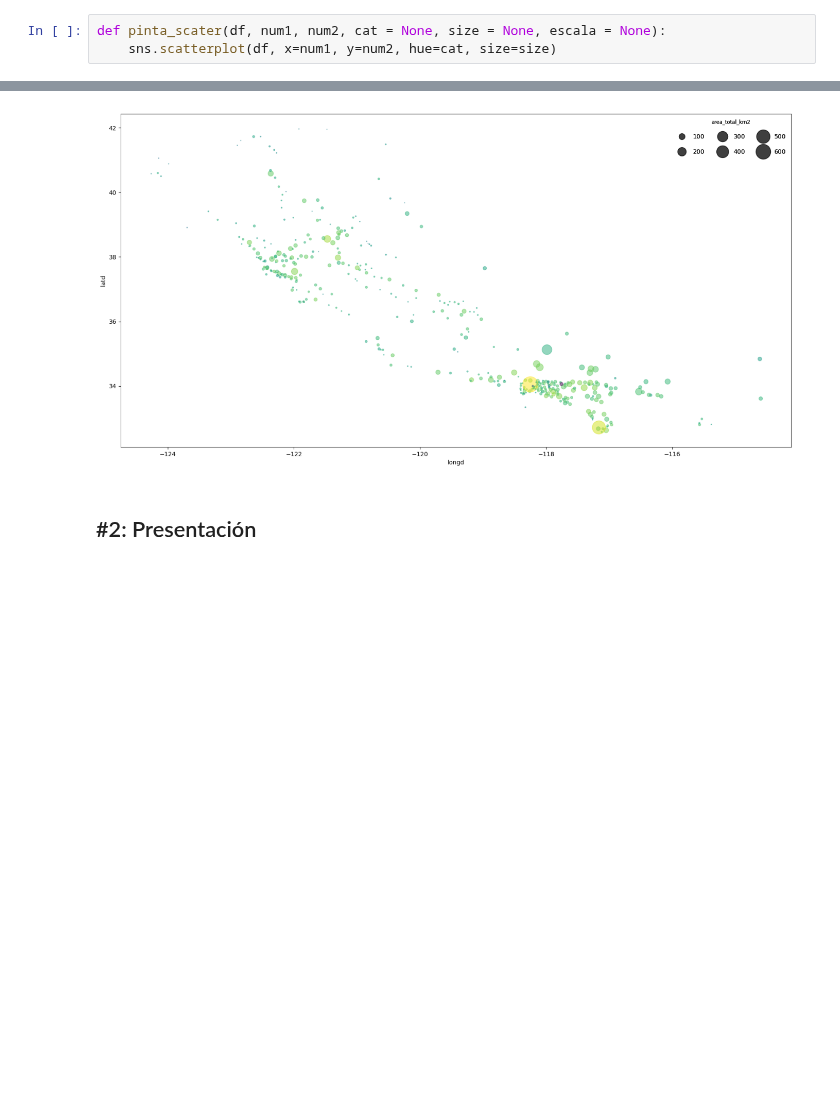
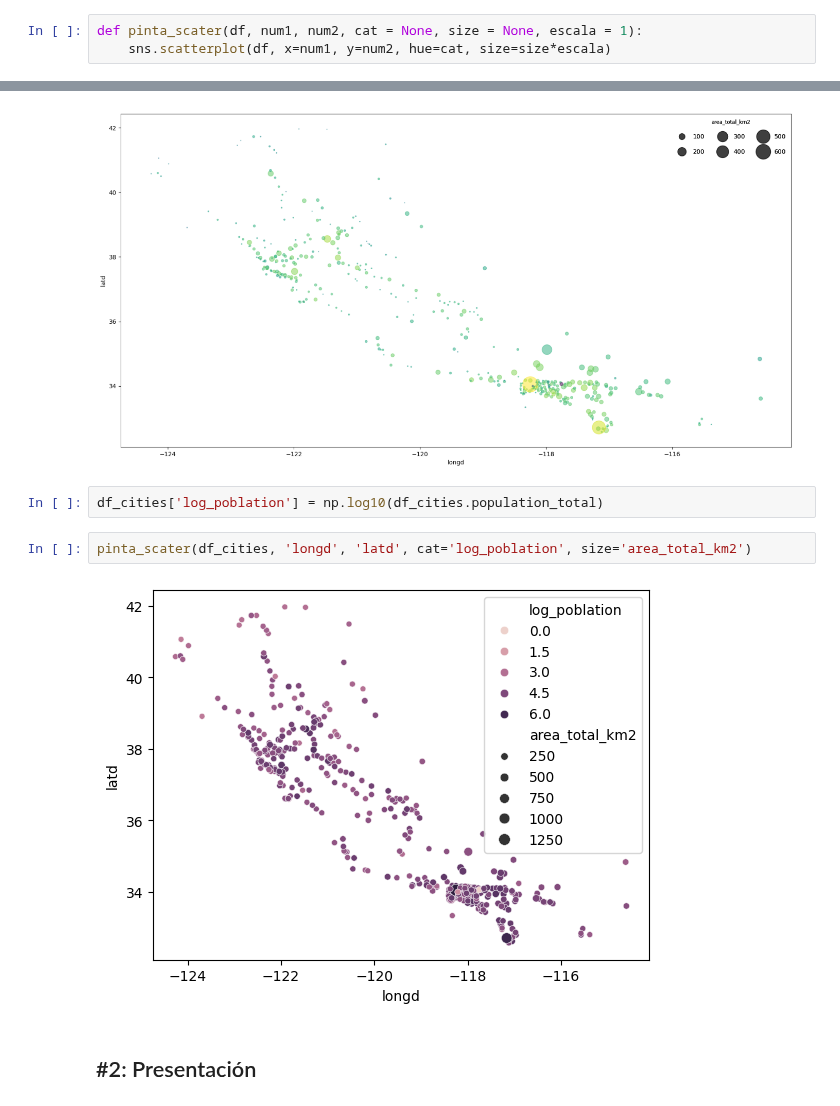
Before and after one commit to vrieraj/ONLINE_DS_THEBRIDGE_Ejercicios, a Jupyter notebook: Sprint_08/Unidad_02/Practica_Obligatoria/18_Practica_Obligatoria_Visualizacion_Presentacion.ipynb, the cells around one changed output, grey strips where cells are left out. Drawn from its saved outputs; the diff is of its cells as text; blank space fills up the shorter version.

```diff
--- a/Sprint_08/Unidad_02/Practica_Obligatoria/18_Practica_Obligatoria_Visualizacion_Presentacion.ipynb
+++ b/Sprint_08/Unidad_02/Practica_Obligatoria/18_Practica_Obligatoria_Visualizacion_Presentacion.ipynb
@@ -72,8 +72,8 @@ Si no se diera una columna categórica como argumento, el color no debe pasarse
 
 EXTRA: Añade un argumento que controle si la función pinta una leyenda para colores y tamaños o un colorbar y una leyenda para los tamaños. NO TE PREOCUPES POR EL FORMATO DE LA LEYENDA (lo veremos en la sesión en vivo)
 # %%
-def pinta_scater(df, num1, num2, cat = None, size = None, escala = None):
-    sns.scatterplot(df, x=num1, y=num2, hue=cat, size=size)
+def pinta_scater(df, num1, num2, cat = None, size = None, escala = 1):
+    sns.scatterplot(df, x=num1, y=num2, hue=cat, size=size*escala)
 # %% [markdown]
 ### #1.3
 
@@ -82,6 +82,12 @@ Pinta el diagrama de dispersión de longitud y latitud (longitud en las x, latit
 Un ejemplo de como podría salir para que lo tengas de referencia: (olvidate de la leyenda, auque si quieres como extra puedes intentar ver cómo crearla así)
 # %% [markdown]
 ![image.png](attachment:image.png)
+# %%
+df_cities['log_poblation'] = np.log10(df_cities.population_total)
+# %%
+pinta_scater(df_cities, 'longd', 'latd', cat='log_poblation', size='area_total_km2')
+# %% [output]
+[figure, added]
 # %% [markdown]
 ## #2: Presentación
 # %% [markdown]
```
Also changed, not shown: parts of 2 cells of this notebook.
